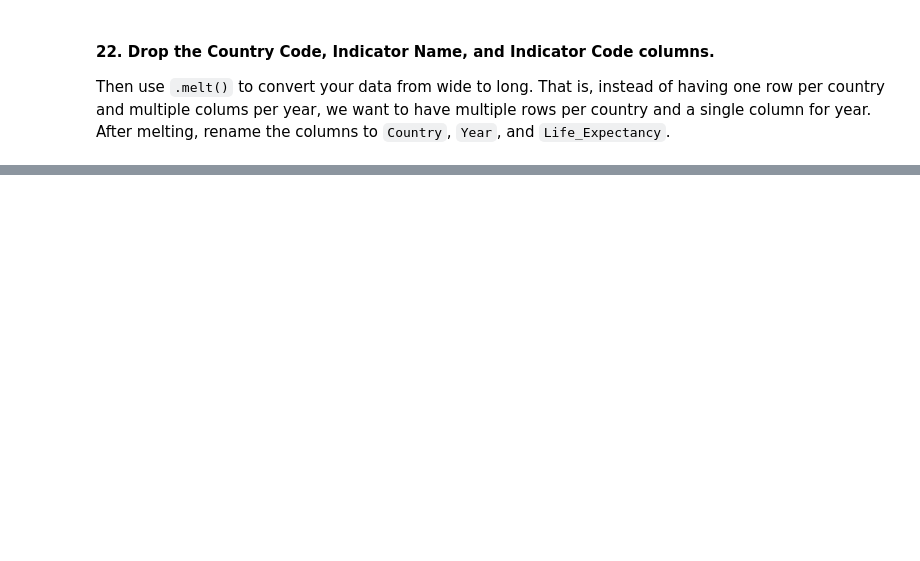
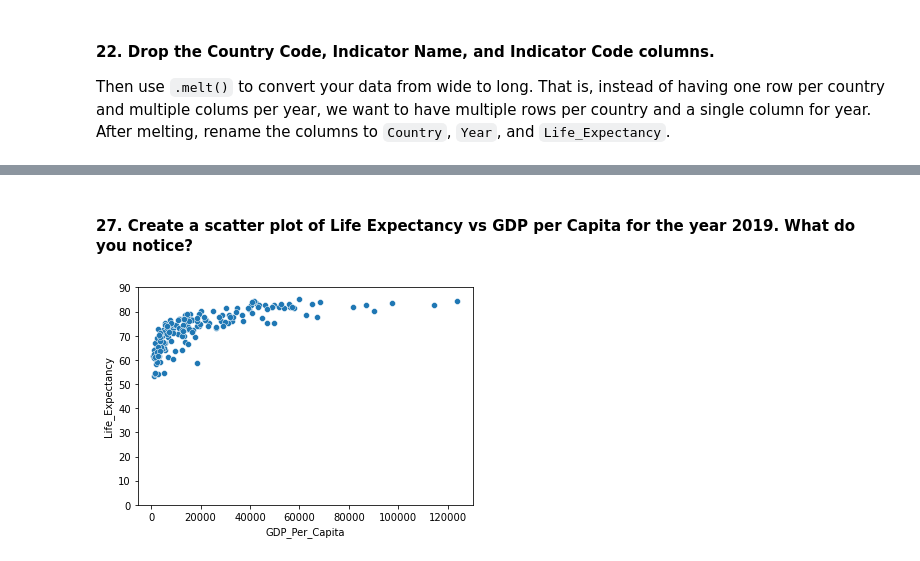
Before and after one commit to nss-data-science-cohort-6/un_data_question-MWeissSharp, a Jupyter notebook: notebooks/UN_Data_Exploration.ipynb, the cells around one changed output, grey strips where cells are left out. Cells and saved outputs as stored; diff of their text form; code cells hidden in the pictures; blank space fills up the shorter version.

```diff
--- a/notebooks/UN_Data_Exploration.ipynb
+++ b/notebooks/UN_Data_Exploration.ipynb
@@ -380,3 +374,5 @@ life_expectancy.head(2)
 # %% [markdown]
 #### 22. Drop the Country Code, Indicator Name, and Indicator Code columns.
 Then use `.melt()` to convert your data from wide to long. That is, instead of having one row per country and multiple colums per year, we want to have multiple rows per country and a single column for year. After melting, rename the columns to `Country`, `Year`, and `Life_Expectancy`.
+# %%
+life_expectancy = life_expectancy.drop(columns = ['Country Code', 'Indicator Name', 'Indicator Code', '2021', 'Unnamed: 66'])
@@ -382,0 +466,7 @@ Then use `.melt()` to convert your data from wide to long. That is, instead of h
+# %% [markdown]
+#### 27. Create a scatter plot of Life Expectancy vs GDP per Capita for the year 2019. What do you notice?
+# %%
+gdp_le_sc = sns.scatterplot(data=gdp_le_2019, x='GDP_Per_Capita', y='Life_Expectancy')
+gdp_le_sc.set(ylim=(0,90));
+# %% [output]
+[figure, added]
```
Also changed, not shown: parts of 26 cells of this notebook.
